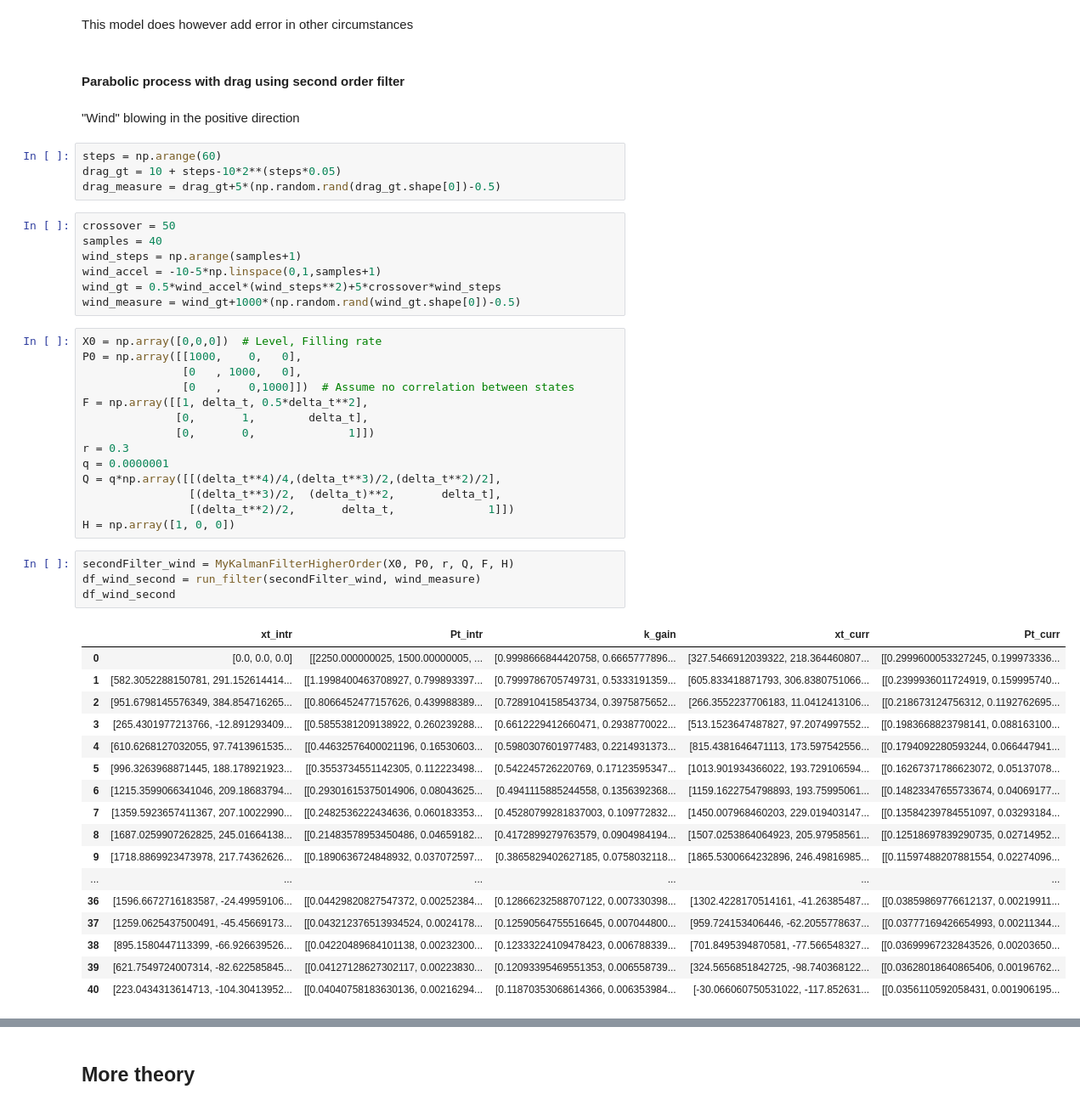
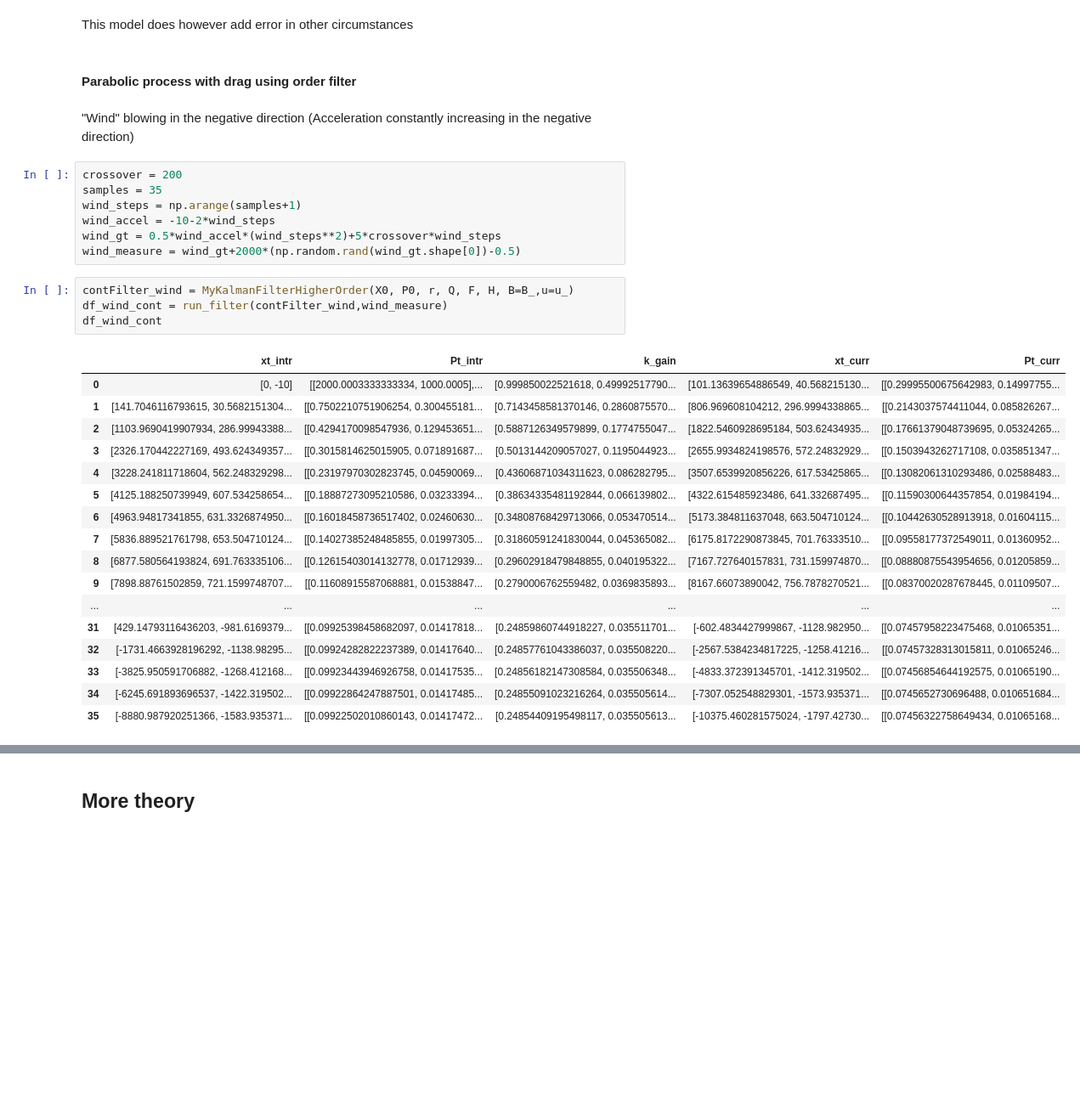
Before and after one commit to 262882/myKalmanFIlter, a Jupyter notebook: kalmanFilteringDemo.ipynb, the cells around one changed output, grey strips where cells are left out. Shown: that part at 85% size. Saved outputs shown, nothing was run; the diff lists cells and outputs as text; blank space fills up the shorter version.

```diff
--- a/kalmanFilteringDemo.ipynb
+++ b/kalmanFilteringDemo.ipynb
@@ -390,54 +384,36 @@ plt.show()
 # %% [markdown]
 This model does however add error in other circumstances
 # %% [markdown]
-#### Parabolic process with drag using second order filter
+#### Parabolic process with drag using order filter
 # %% [markdown]
-"Wind" blowing in the positive direction
+"Wind" blowing in the negative direction (Acceleration constantly increasing in the negative direction)
 # %%
-steps = np.arange(60)
-drag_gt = 10 + steps-10*2**(steps*0.05)
-drag_measure = drag_gt+5*(np.random.rand(drag_gt.shape[0])-0.5)
+crossover = 200
+samples = 35
+wind_steps = np.arange(samples+1)
+wind_accel = -10-2*wind_steps
+wind_gt = 0.5*wind_accel*(wind_steps**2)+5*crossover*wind_steps
+wind_measure = wind_gt+2000*(np.random.rand(wind_gt.shape[0])-0.5)
-# %%
-crossover = 50
-samples = 40
-wind_steps = np.arange(samples+1)
-wind_accel = -10-5*np.linspace(0,1,samples+1)
-wind_gt = 0.5*wind_accel*(wind_steps**2)+5*crossover*wind_steps
-wind_measure = wind_gt+1000*(np.random.rand(wind_gt.shape[0])-0.5)
-# %%
-X0 = np.array([0,0,0])  # Level, Filling rate
-P0 = np.array([[1000,    0,   0],
-               [0   , 1000,   0],
-               [0   ,    0,1000]])  # Assume no correlation between states
-F = np.array([[1, delta_t, 0.5*delta_t**2],
-              [0,       1,        delta_t],
-              [0,       0,              1]])
-r = 0.3
-q = 0.0000001
-Q = q*np.array([[(delta_t**4)/4,(delta_t**3)/2,(delta_t**2)/2],
-                [(delta_t**3)/2,  (delta_t)**2,       delta_t],
-                [(delta_t**2)/2,       delta_t,              1]])
-H = np.array([1, 0, 0])
 # %%
-secondFilter_wind = MyKalmanFilterHigherOrder(X0, P0, r, Q, F, H)
-df_wind_second = run_filter(secondFilter_wind, wind_measure)
-df_wind_second
+contFilter_wind = MyKalmanFilterHigherOrder(X0, P0, r, Q, F, H, B=B_,u=u_)
+df_wind_cont = run_filter(contFilter_wind,wind_measure)
+df_wind_cont
 # %% [output]
 |  | xt_intr | Pt_intr | k_gain | xt_curr | Pt_curr |
-| 0 | [0.0, 0.0, 0.0] | [[2250.000000025, 1500.00000005, ... | [0.9998666844420758, 0.6665777896... | [327.5466912039322, 218.364460807... | [[0.2999600053327245, 0.199973336... |
-| 1 | [582.3052288150781, 291.152614414... | [[1.1998400463708927, 0.799893397... | [0.7999786705749731, 0.5333191359... | [605.833418871793, 306.8380751066... | [[0.2399936011724919, 0.159995740... |
-| 2 | [951.6798145576349, 384.854716265... | [[0.8066452477157626, 0.439988389... | [0.7289104158543734, 0.3975875652... | [266.3552237706183, 11.0412413106... | [[0.218673124756312, 0.1192762695... |
-| 3 | [265.4301977213766, -12.891293409... | [[0.5855381209138922, 0.260239288... | [0.6612229412660471, 0.2938770022... | [513.1523647487827, 97.2074997552... | [[0.1983668823798141, 0.088163100... |
-| 4 | [610.6268127032055, 97.7413961535... | [[0.44632576400021196, 0.16530603... | [0.5980307601977483, 0.2214931373... | [815.4381646471113, 173.597542556... | [[0.1794092280593244, 0.066447941... |
-| 5 | [996.3263968871445, 188.178921923... | [[0.3553734551142305, 0.112223498... | [0.542245726220769, 0.17123595347... | [1013.901934366022, 193.729106594... | [[0.16267371786623072, 0.05137078... |
-| 6 | [1215.3599066341046, 209.18683794... | [[0.29301615375014906, 0.08043625... | [0.4941115885244558, 0.1356392368... | [1159.1622754798893, 193.75995061... | [[0.14823347655733674, 0.04069177... |
-| 7 | [1359.5923657411367, 207.10022990... | [[0.2482536222434636, 0.060183353... | [0.45280799281837003, 0.109772832... | [1450.007968460203, 229.019403147... | [[0.13584239784551097, 0.03293184... |
-| 8 | [1687.0259907262825, 245.01664138... | [[0.21483578953450486, 0.04659182... | [0.4172899279763579, 0.0904984194... | [1507.0253864064923, 205.97958561... | [[0.12518697839290735, 0.02714952... |
-| 9 | [1718.8869923473978, 217.74362626... | [[0.1890636724848932, 0.037072597... | [0.3865829402627185, 0.0758032118... | [1865.5300664232896, 246.49816985... | [[0.11597488207881554, 0.02274096... |
+| 0 | [0, -10] | [[2000.0003333333334, 1000.0005],... | [0.999850022521618, 0.49992517790... | [101.13639654886549, 40.568215130... | [[0.29995500675642983, 0.14997755... |
+| 1 | [141.7046116793615, 30.5682151304... | [[0.7502210751906254, 0.300455181... | [0.7143458581370146, 0.2860875570... | [806.969608104212, 296.9994338865... | [[0.2143037574411044, 0.085826267... |
+| 2 | [1103.9690419907934, 286.99943388... | [[0.4294170098547936, 0.129453651... | [0.5887126349579899, 0.1774755047... | [1822.5460928695184, 503.62434935... | [[0.17661379048739695, 0.05324265... |
+| 3 | [2326.170442227169, 493.624349357... | [[0.3015814625015905, 0.071891687... | [0.5013144209057027, 0.1195044923... | [2655.9934824198576, 572.24832929... | [[0.1503943262717108, 0.035851347... |
+| 4 | [3228.241811718604, 562.248329298... | [[0.23197970302823745, 0.04590069... | [0.43606871034311623, 0.086282795... | [3507.6539920856226, 617.53425865... | [[0.13082061310293486, 0.02588483... |
+| 5 | [4125.188250739949, 607.534258654... | [[0.18887273095210586, 0.03233394... | [0.38634335481192844, 0.066139802... | [4322.615485923486, 641.332687495... | [[0.11590300644357854, 0.01984194... |
+| 6 | [4963.94817341855, 631.3326874950... | [[0.16018458736517402, 0.02460630... | [0.34808768429713066, 0.053470514... | [5173.384811637048, 663.504710124... | [[0.10442630528913918, 0.01604115... |
+| 7 | [5836.889521761798, 653.504710124... | [[0.14027385248485855, 0.01997305... | [0.31860591241830044, 0.045365082... | [6175.8172290873845, 701.76333510... | [[0.09558177372549011, 0.01360952... |
+| 8 | [6877.580564193824, 691.763335106... | [[0.12615403014132778, 0.01712939... | [0.29602918479848855, 0.040195322... | [7167.727640157831, 731.159974870... | [[0.08880875543954656, 0.01205859... |
+| 9 | [7898.88761502859, 721.1599748707... | [[0.11608915587068881, 0.01538847... | [0.2790006762559482, 0.0369835893... | [8167.66073890042, 756.7878270521... | [[0.08370020287678445, 0.01109507... |
 | ... | ... | ... | ... | ... | ... |
-| 36 | [1596.6672716183587, -24.49959106... | [[0.04429820827547372, 0.00252384... | [0.12866232588707122, 0.007330398... | [1302.4228170514161, -41.26385487... | [[0.03859869776612137, 0.00219911... |
-| 37 | [1259.0625437500491, -45.45669173... | [[0.043212376513934524, 0.0024178... | [0.12590564755516645, 0.007044800... | [959.724153406446, -62.2055778637... | [[0.03777169426654993, 0.00211344... |
-| 38 | [895.1580447113399, -66.926639526... | [[0.04220489684101138, 0.00232300... | [0.12333224109478423, 0.006788339... | [701.8495394870581, -77.566548327... | [[0.03699967232843526, 0.00203650... |
-| 39 | [621.7549724007314, -82.622585845... | [[0.04127128627302117, 0.00223830... | [0.12093395469551353, 0.006558739... | [324.5656851842725, -98.740368122... | [[0.03628018640865406, 0.00196762... |
-| 40 | [223.0434313614713, -104.30413952... | [[0.04040758183630136, 0.00216294... | [0.11870353068614366, 0.006353984... | [-30.066060750531022, -117.852631... | [[0.0356110592058431, 0.001906195... |
+| 31 | [429.14793116436203, -981.6169379... | [[0.09925398458682097, 0.01417818... | [0.24859860744918227, 0.035511701... | [-602.4834427999867, -1128.982950... | [[0.07457958223475468, 0.01065351... |
+| 32 | [-1731.4663928196292, -1138.98295... | [[0.09924282822237389, 0.01417640... | [0.24857761043386037, 0.035508220... | [-2567.5384234817225, -1258.41216... | [[0.07457328313015811, 0.01065246... |
+| 33 | [-3825.950591706882, -1268.412168... | [[0.09923443946926758, 0.01417535... | [0.24856182147308584, 0.035506348... | [-4833.372391345701, -1412.319502... | [[0.07456854644192575, 0.01065190... |
+| 34 | [-6245.691893696537, -1422.319502... | [[0.09922864247887501, 0.01417485... | [0.24855091023216264, 0.035505614... | [-7307.052548829301, -1573.935371... | [[0.0745652730696488, 0.010651684... |
+| 35 | [-8880.987920251366, -1583.935371... | [[0.09922502010860143, 0.01417472... | [0.24854409195498117, 0.035505613... | [-10375.460281575024, -1797.42730... | [[0.07456322758649434, 0.01065168... |
 # %%
```
Also changed, not shown: parts of 13 cells of this notebook.
